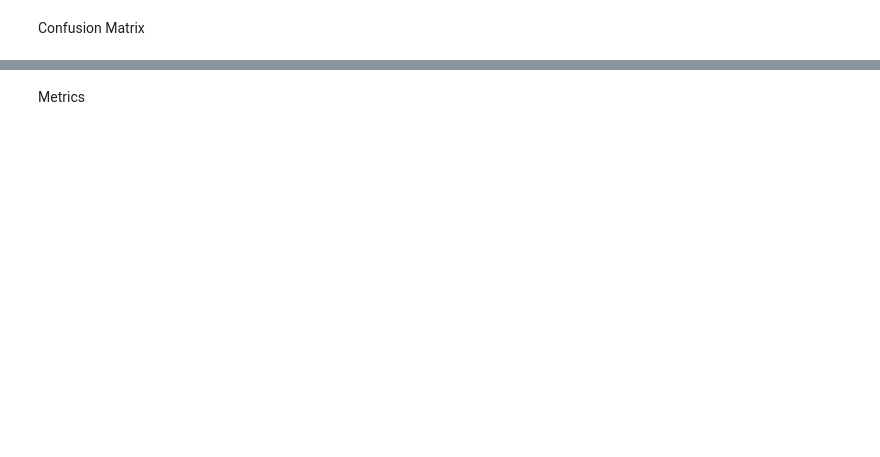
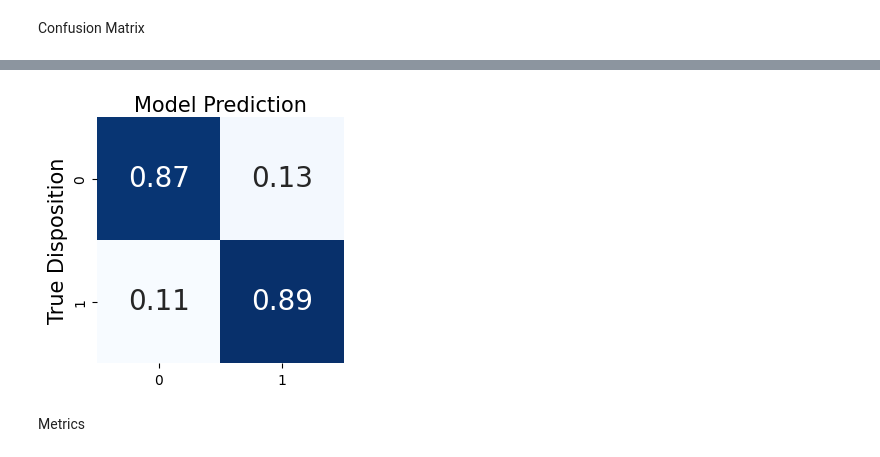
Before and after one commit to Arena05/ExoDetect-ML, a Jupyter notebook: Clasificacion_Supervisada.ipynb, the cells around one changed output, grey strips where cells are left out. Drawn from its saved outputs; the diff is of its cells as text; code cells hidden in the pictures; blank space fills up the shorter version.

```diff
--- a/Clasificacion_Supervisada.ipynb
+++ b/Clasificacion_Supervisada.ipynb
@@ -459,3 +460,28 @@ plt.show()
+# %%
+# 1. Calcular la matriz de confusión (CM)
+cm = confusion_matrix(y_test, y_predict_rf)
+
+# 2. Normalizar la matriz de confusión por las etiquetas verdaderas (la suma de cada fila)
+# Esto convierte los recuentos en proporciones (Recalls)
+cm_normalized = cm.astype('float') / cm.sum(axis=1)[:, np.newaxis]
+class_names=[0,0]
+fig,ax=plt.subplots(figsize=(3,3))
+tick_marks=(np.arange(len(class_names)))
+plt.xticks(tick_marks,class_names)
+plt.yticks(tick_marks,class_names)
+sns.heatmap(pd.DataFrame(cm_normalized), # CAMBIO CLAVE: Usar la matriz normalizada
+            annot=True,
+            cmap='Blues',
+            fmt='.2f', # CAMBIO CLAVE: Formato de flotante (2 decimales)
+            cbar=False,
+            annot_kws={'size':20})
+ax.xaxis.set_label_position('top')
+plt.tight_layout()
+plt.ylabel('True Disposition', fontsize=15,y=0.5)
+plt.xlabel('Model Prediction', fontsize=15)
+plt.show()
+# %% [output]
+[figure, added]
 # %% [markdown]
 Metrics
 # %%
```
Also changed, not shown: parts of 16 cells of this notebook, 1 other file.
